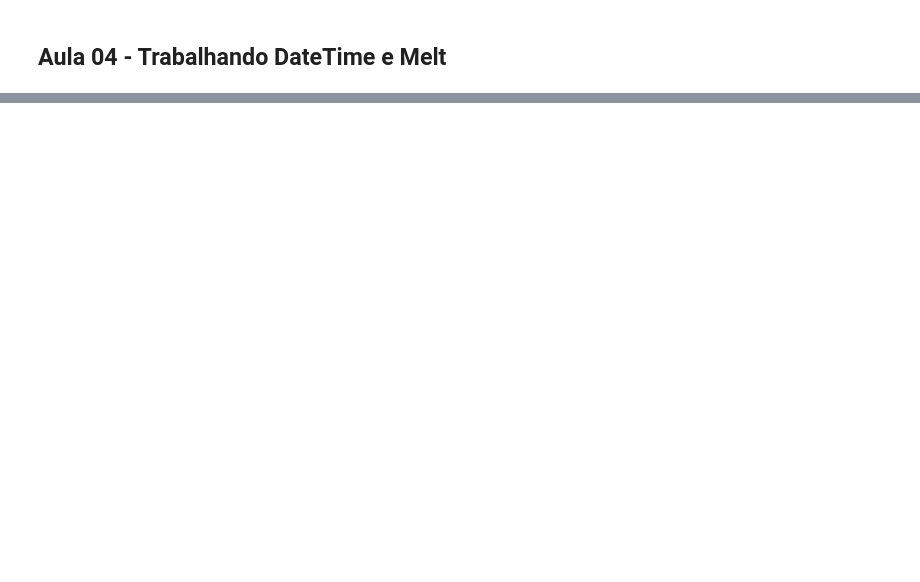
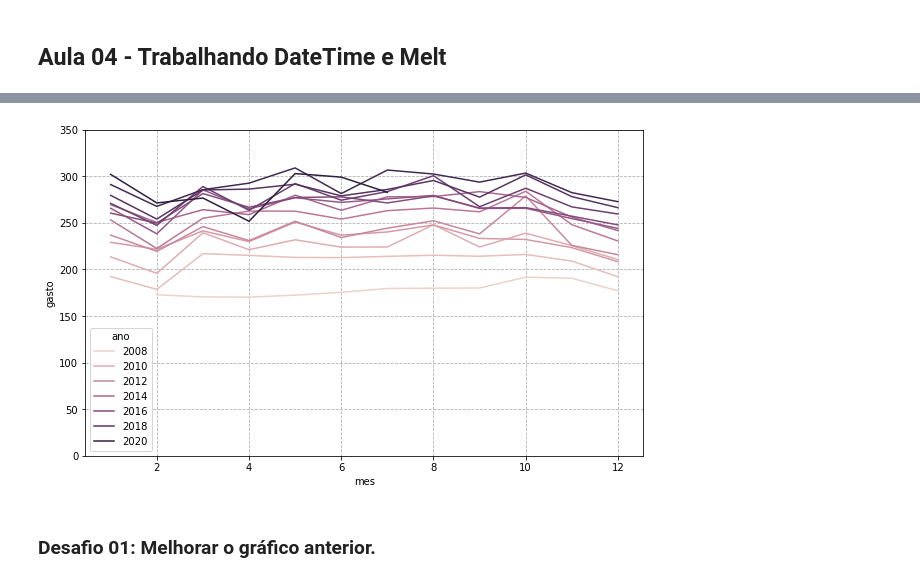
Before and after one commit to diascarolina/data-science-bootcamp, a Jupyter notebook: modulo2/aulas_desafios_modulo2.ipynb, the cells around one changed output, grey strips where cells are left out. Cells and saved outputs as stored; diff of their text form; code cells hidden in the pictures; blank space fills up the shorter version.

```diff
--- a/modulo2/aulas_desafios_modulo2.ipynb
+++ b/modulo2/aulas_desafios_modulo2.ipynb
@@ -668,0 +837,4 @@ O que aprendemos nesta Aula:
+# %%
+mensal_aberto["mes"] = mensal_aberto["dia_mes_ano"].dt.month
+mensal_aberto["ano"] = mensal_aberto["dia_mes_ano"].dt.year
+mensal_aberto.head()
@@ -668,0 +864,10 @@ O que aprendemos nesta Aula:
+# %%
+plt.figure(figsize = (10,6))
+ax = sns.lineplot(data = mensal_aberto.query("uf=='São Paulo'"), x = "mes", y = "gasto", hue = "ano")
+plt.ylim(0, 350)
+plt.grid(linestyle = "--")
+plt.show()
+# %% [output]
+[figure, added]
+# %% [markdown]
+### Desafio 01: Melhorar o gráfico anterior.
```
Also changed, not shown: parts of 48 cells of this notebook.
